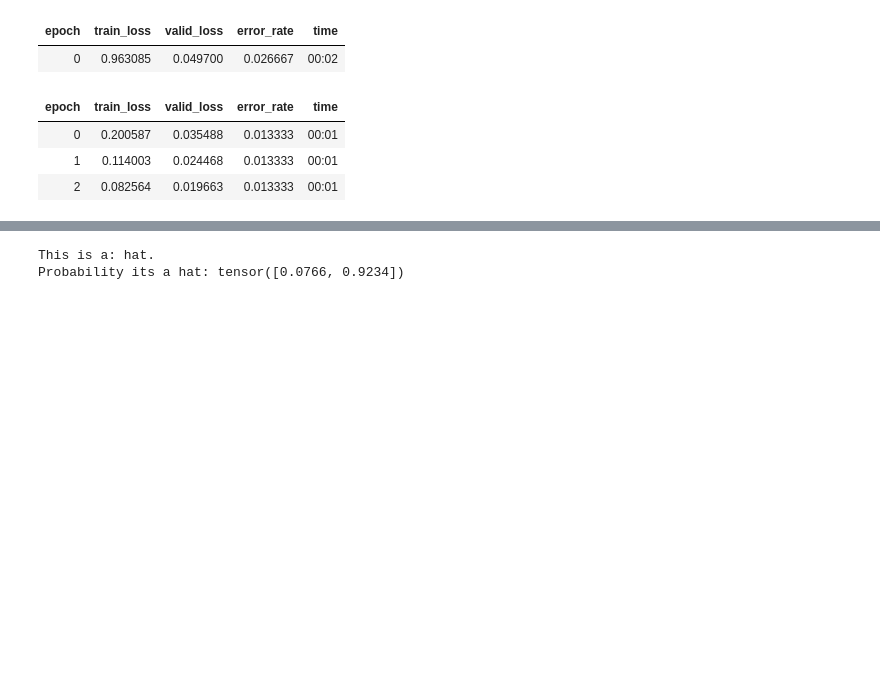
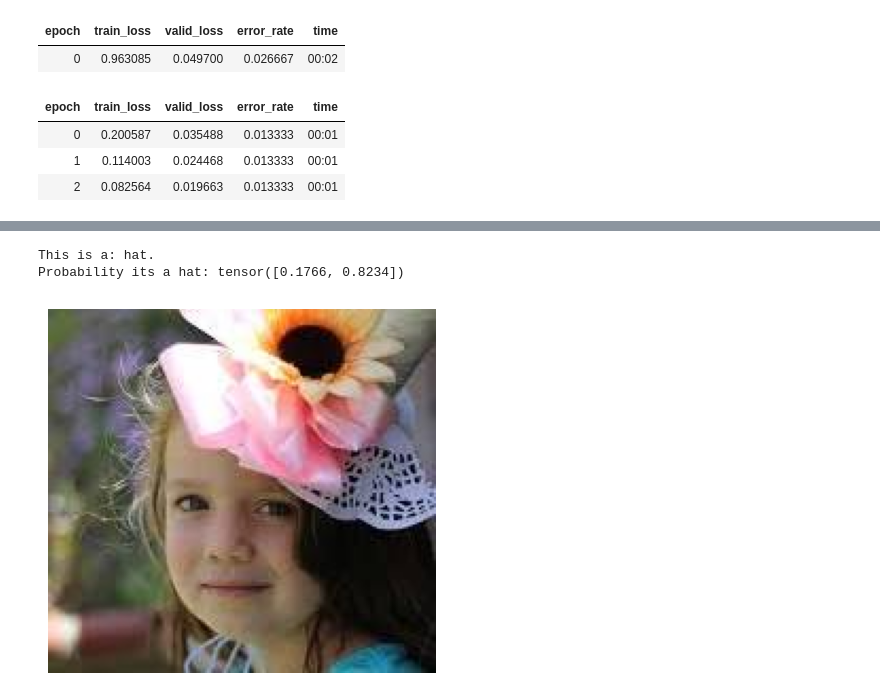
Before and after one commit to meersajid/colabs, a Jupyter notebook: FAI_Lecture01.ipynb, the cells around one changed output, grey strips where cells are left out. Drawn from its saved outputs; the diff is of its cells as text; code cells hidden in the pictures; blank space fills up the shorter version.

```diff
--- a/FAI_Lecture01.ipynb
+++ b/FAI_Lecture01.ipynb
@@ -44,8 +55,11 @@ Downloading: "https://download.pytorch.org/models/resnet18-f37072fd.pth" to /roo
 # %%
-is_hat,_,probs = learn.predict(PILImage.create('/content/hat.jpg'))
+img = PILImage.create('/content/flowery_hat.jpeg')
+img.show()
+is_hat,_,probs = learn.predict(PILImage.create(img))
 print(f'This is a: {is_hat}.')
 print(f'Probability its a hat: {probs}')
 # %% [output]
 [interactive output not drawn]
 This is a: hat.
-Probability its a hat: tensor([0.0766, 0.9234])
+Probability its a hat: tensor([0.1766, 0.8234])
+[figure, added]
```
Also changed, not shown: parts of 2 cells of this notebook.
